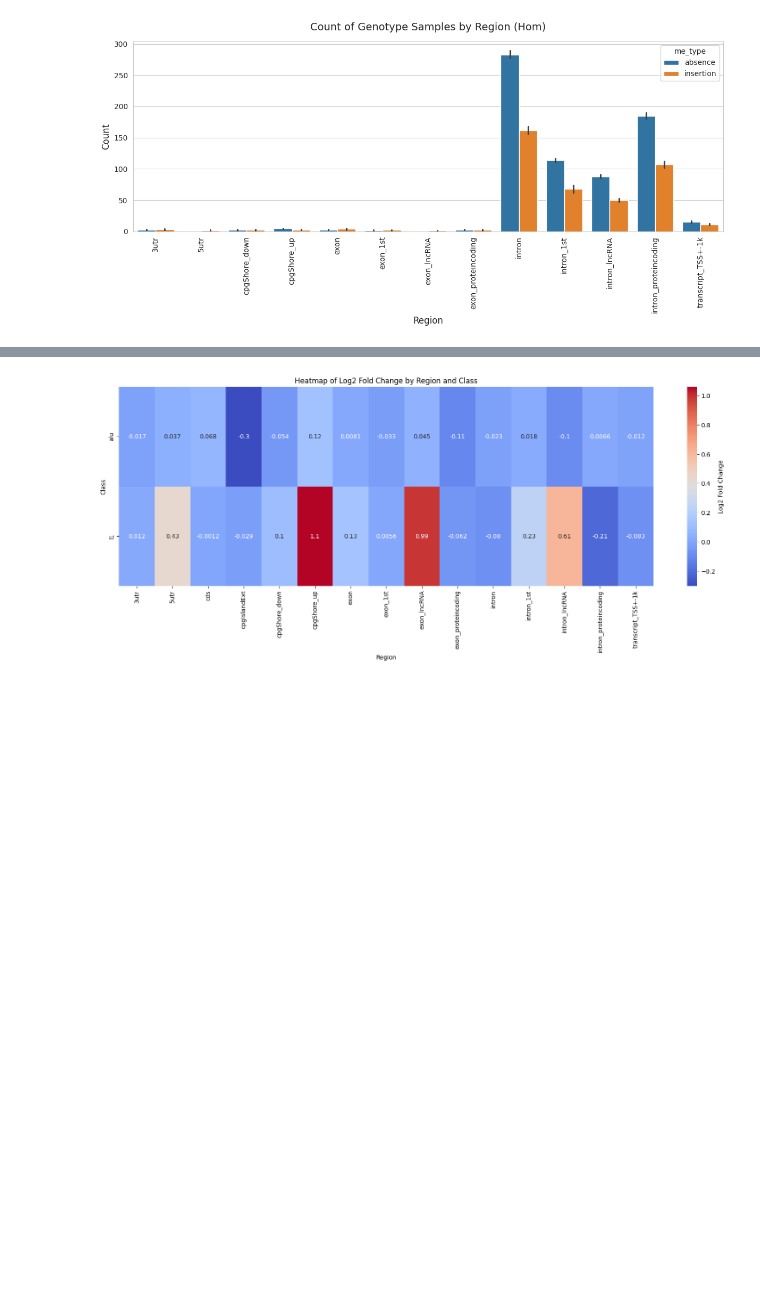
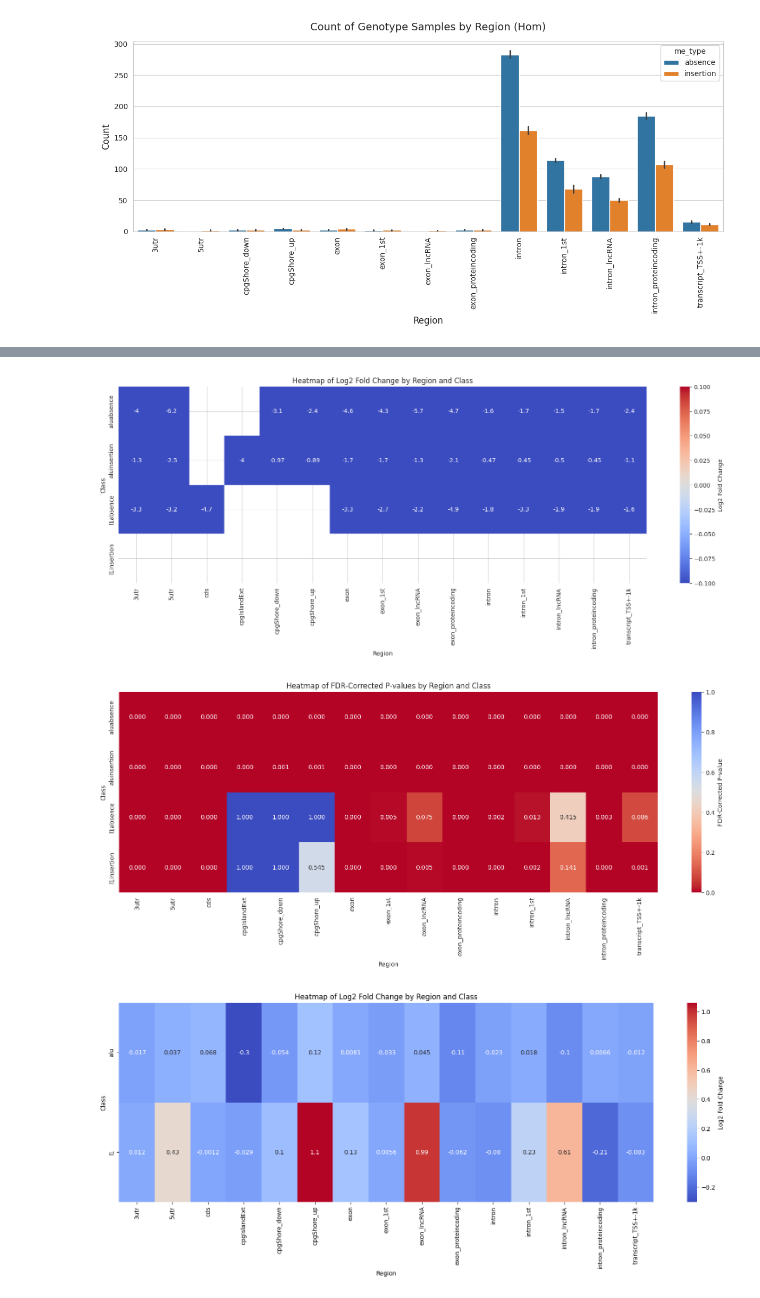
Before and after one commit to dmnburrows/me_polymorphisms, a Jupyter notebook: me_enrichment.ipynb, the cells around one changed output, grey strips where cells are left out. Saved outputs shown, nothing was run; the diff lists cells and outputs as text; code cells hidden in the pictures; blank space fills up the shorter version.

```diff
--- a/me_enrichment.ipynb
+++ b/me_enrichment.ipynb
@@ -829,3 +646,51 @@ l1_df.groupby(['me_type', 'genotype']).count()
+# %%
+import pandas as pd
+import matplotlib.pyplot as plt
+import seaborn as sns
+from statsmodels.stats.multitest import multipletests
+
+# Example data
+data = pd.DataFrame({
+    'stat_region': stat_region,
+    'stat_class': stat_class,
+    'stat_fc': stat_fc,
+    'stat_pvalue': stat_sig
+})
+
+# Step 1: Apply FDR Correction
+# Perform FDR correction
+rejected, fdr_corrected_pvalues, _, _ = multipletests(data['stat_pvalue'], method='fdr_bh')
+data['stat_fdr'] = fdr_corrected_pvalues  # Add FDR corrected p-values to the DataFrame
+
+# Step 2: Pivot the DataFrame for Fold Change Heatmap
+heatmap_fc_data = data.pivot(index='stat_class', columns='stat_region', values='stat_fc')
+# Plot Fold Change Heatmap
+plt.figure(figsize=(20, 6))
+sns.heatmap(heatmap_fc_data, annot=True, cmap='coolwarm', cbar_kws={'label': 'Log2 Fold Change'})
+plt.title('Heatmap of Log2 Fold Change by Region and Class')
+plt.ylabel('Class')
+plt.xlabel('Region')
+plt.show()
+
+# Step 3: Pivot the DataFrame for FDR-Corrected P-Values Heatmap
+heatmap_fdr_data = data.pivot(index='stat_class', columns='stat_region', values='stat_fdr')
+
+# Plot FDR-Corrected P-Values Heatmap
+plt.figure(figsize=(20, 6))
+sns.heatmap(
+    heatmap_fdr_data,
+    annot=True,
+    fmt=".3f",  # Show FDR-corrected p-values with 3 decimal places
+    cmap='coolwarm_r',
+    cbar_kws={'label': 'FDR-Corrected P-value'}
+)
+plt.title('Heatmap of FDR-Corrected P-values by Region and Class')
+plt.ylabel('Class')
+plt.xlabel('Region')
+plt.show()
+# %% [output]
+[figure, added]
+[figure, added]
 # %%
 #insertion only
 #======================
```
Also changed, not shown: parts of 28 cells of this notebook, 2 other files.
